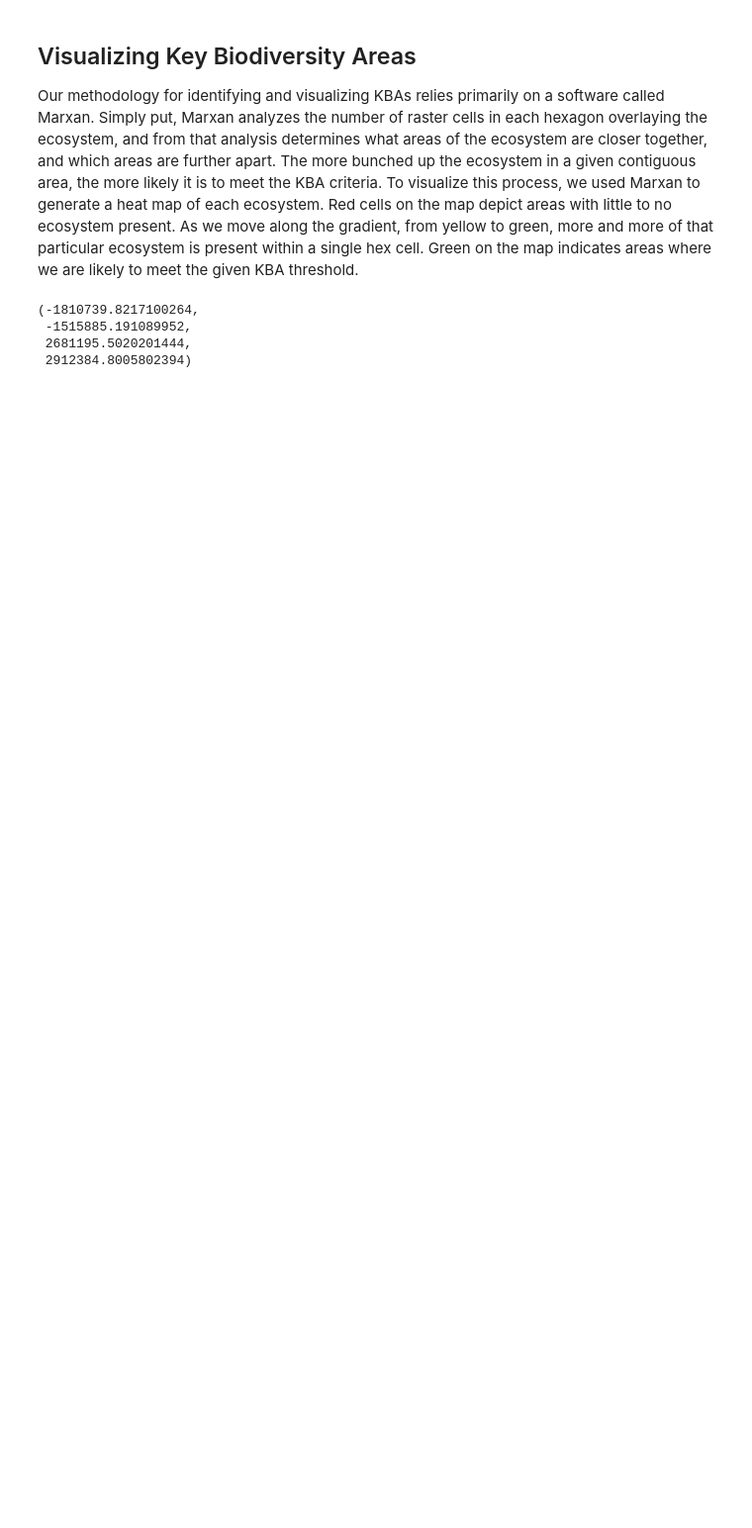
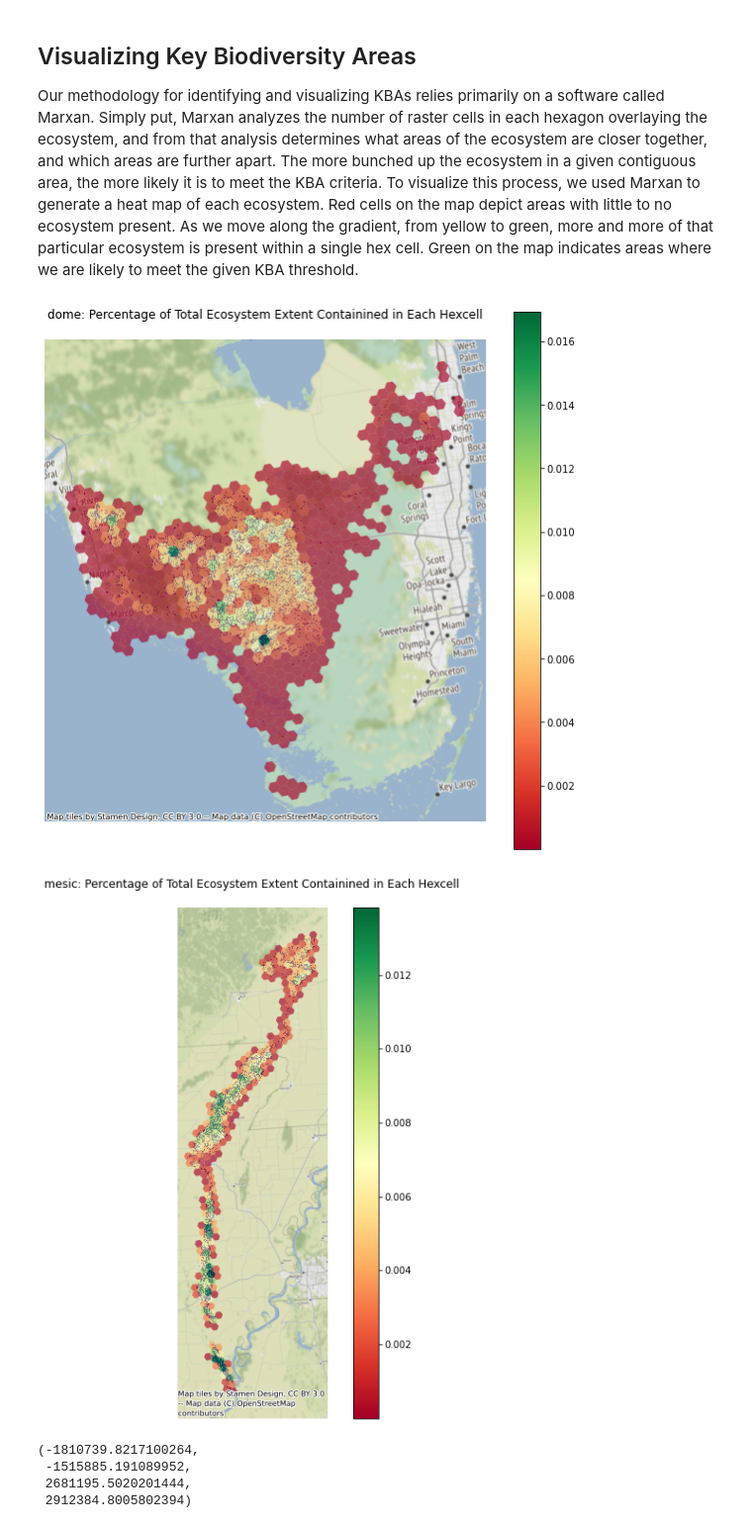
Before and after one commit to csandberg303/kba-threshold-sensitivity-analysis, a Jupyter notebook: kba-project-blog-post.ipynb, the cells around one changed output. Shown at 99% size. Drawn from its saved outputs; the diff is of its cells as text; code cells hidden in the pictures; blank space fills up the shorter version.

Commit message:
adding heatmap plots to blogpost

```diff
--- a/kba-project-blog-post.ipynb
+++ b/kba-project-blog-post.ipynb
@@ -104,6 +105,39 @@ Results of the analysis are shared with key stakeholders and decision makers, en
 ## Visualizing Key Biodiversity Areas
 
 Our methodology for identifying and visualizing KBAs relies primarily on a software called Marxan. Simply put, Marxan analyzes the number of raster cells in each hexagon overlaying the ecosystem, and from that analysis determines what areas of the ecosystem are closer together, and which areas are further apart. The more bunched up the ecosystem in a given contiguous area, the more likely it is to meet the KBA criteria. To visualize this process, we used Marxan to generate a heat map of each ecosystem. Red cells on the map depict areas with little to no ecosystem present. As we move along the gradient, from yellow to green, more and more of that particular ecosystem is present within a single hex cell. Green on the map indicates areas where we are likely to meet the given KBA threshold.
+# %%
+## Code to produce heat maps of ecosystems
+ecolist = ('dome', 'mesic')
+for eco in ecolist:
+    # open the shp file saved at 'path/source_data' location
+    shp_data_path = os.path.join("natureserve", "source_data",
+                                 eco + '_w_best_&_hex_as_%_of_total.shp')
+    shp_layer = gpd.read_file(shp_data_path)
+
+    # open the tif file saved at 'path/source_data' location
+    tif_data_path = os.path.join("natureserve", "source_data",
+                                 eco + '_espg_5070.tif')
+    tif_layer = rxr.open_rasterio(tif_data_path, masked=True).squeeze()
+
+    # define raster extent for plotting
+    raster_extent = plotting_extent(tif_layer, tif_layer.rio.transform())
+
+    # create visualization showing hexcell as a % of total ecosystem extent
+    fig, ax = plt.subplots(figsize=(10, 10))
+    shp_layer.plot(column='% of total',
+                   cmap='RdYlGn',
+                   ax=ax, alpha=0.65,
+                   legend=True)
+    ax.set(title=(eco + ": Percentage of Total Ecosystem Extent Containined in Each Hexcell\n"))
+    ax.set_axis_off()
+    cx.add_basemap(ax=ax, crs=shp_layer.crs)
+    ax.imshow(tif_layer, cmap='jet', extent=raster_extent,
+      interpolation='nearest')
+
+    plt.show()
+# %% [output]
+[figure, added]
+[figure, added]
 # %%
 # Visualize results
 prarie_marxan = gpd.read_file(os.path.join('natureserve',
```
Also changed, not shown: parts of 1 cell of this notebook.
